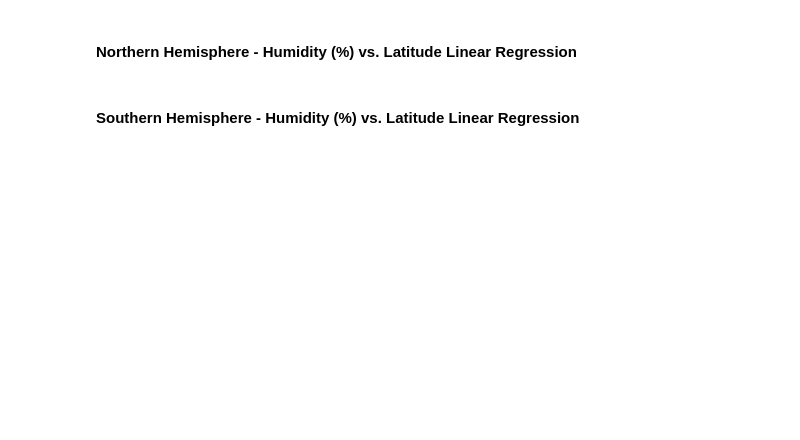
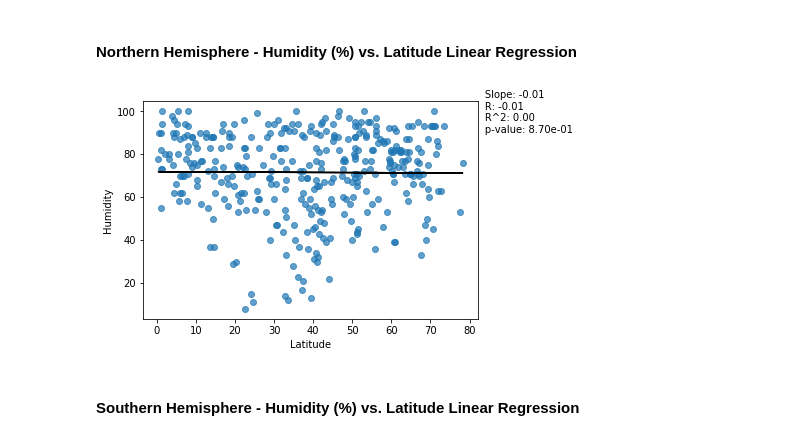
Before and after one commit to kpessa/api-challenge, a Jupyter notebook: WeatherPy.ipynb, the cells around one changed output. Drawn from its saved outputs; the diff is of its cells as text; code cells hidden in the pictures; blank space fills up the shorter version.

```diff
--- a/WeatherPy.ipynb
+++ b/WeatherPy.ipynb
@@ -227,4 +229,8 @@ linear_regression_plot(southern_hemisphere_df, "Max Temp")
 # %% [markdown]
 ####  Northern Hemisphere - Humidity (%) vs. Latitude Linear Regression
+# %%
+linear_regression_plot(northern_hemisphere_df, "Humidity")
+# %% [output]
+[figure, added]
 # %% [markdown]
 ####  Southern Hemisphere - Humidity (%) vs. Latitude Linear Regression
```
Also changed, not shown: parts of 9 cells of this notebook, 8 other files.
